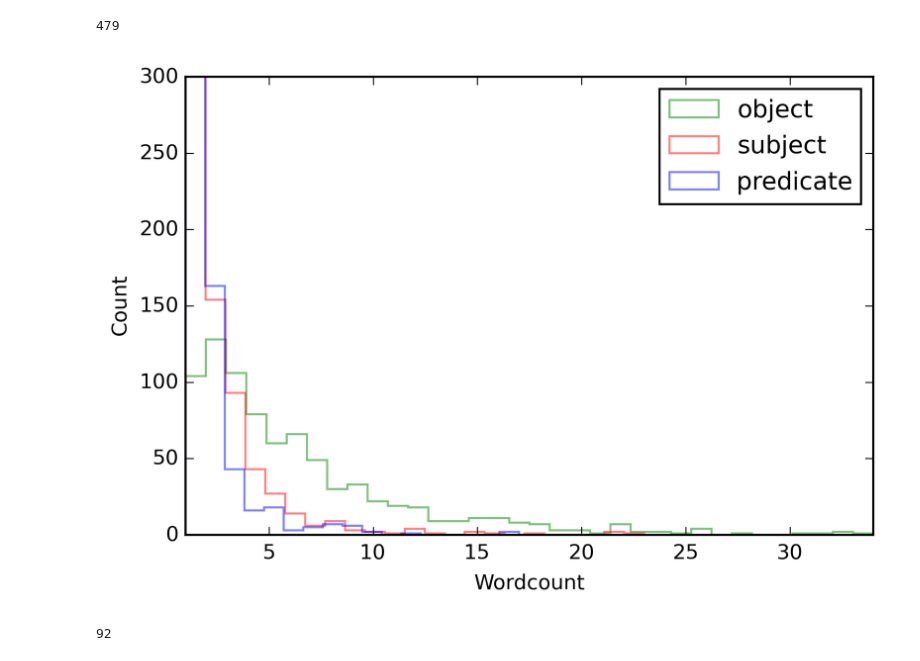
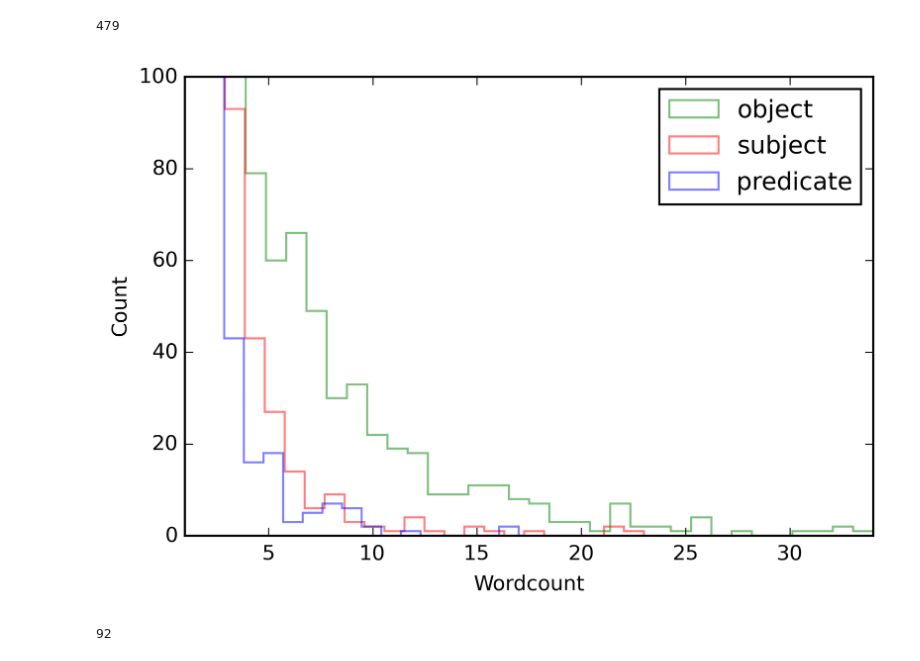
Before and after one commit to Weissger/ext2rdf, a Jupyter notebook: notebook/rl_reader.ipynb, the cells around one changed output. Drawn from its saved outputs; the diff is of its cells as text; code cells hidden in the pictures.

```diff
--- a/notebook/rl_reader.ipynb
+++ b/notebook/rl_reader.ipynb
@@ -197,27 +253,23 @@ len(data['obama'].drop_duplicates(subset='Predicate_lemmatized', inplace=False))
 # %% [output]
 479
 # %%
-def word_count(s):
-    array = s.split(" ")
-    return len(array)
-
 word_count_subject = data['obama']['Subject'].map(word_count)
 word_count_predicate = data['obama']['Predicate'].map(word_count)
 word_count_object = data['obama']['Object'].map(word_count)
 max_word_num_subject = max(word_count_subject)
 max_word_num_predicate = max(word_count_predicate)
 max_word_num_object = max(word_count_object)
 max_word_num = max([max_word_num_subject, max_word_num_predicate, max_word_num_object])
 plt.hist(word_count_object, histtype='step', bins=max_word_num_object, color='g', label="object", alpha=0.5)
 plt.hist(word_count_subject, histtype='step', bins=max_word_num_subject, color='r', label="subject", alpha=0.5)
 plt.hist(word_count_predicate, histtype='step', bins=max_word_num_predicate, color='b', label="predicate", alpha=0.5)
-plt.axis([1, max_word_num, 0, 300])
+plt.axis([1, max_word_num, 0, 100])
 plt.legend()
 plt.xlabel("Wordcount")
 plt.ylabel("Count")
 plt.show()
 # %% [output]
-[figure, old version]
+[figure, new version]
 # %%
 # number of relations with arguments with more than n word_count
 n = 12
```
Also changed, not shown: parts of 10 cells of this notebook, 1 other file.
